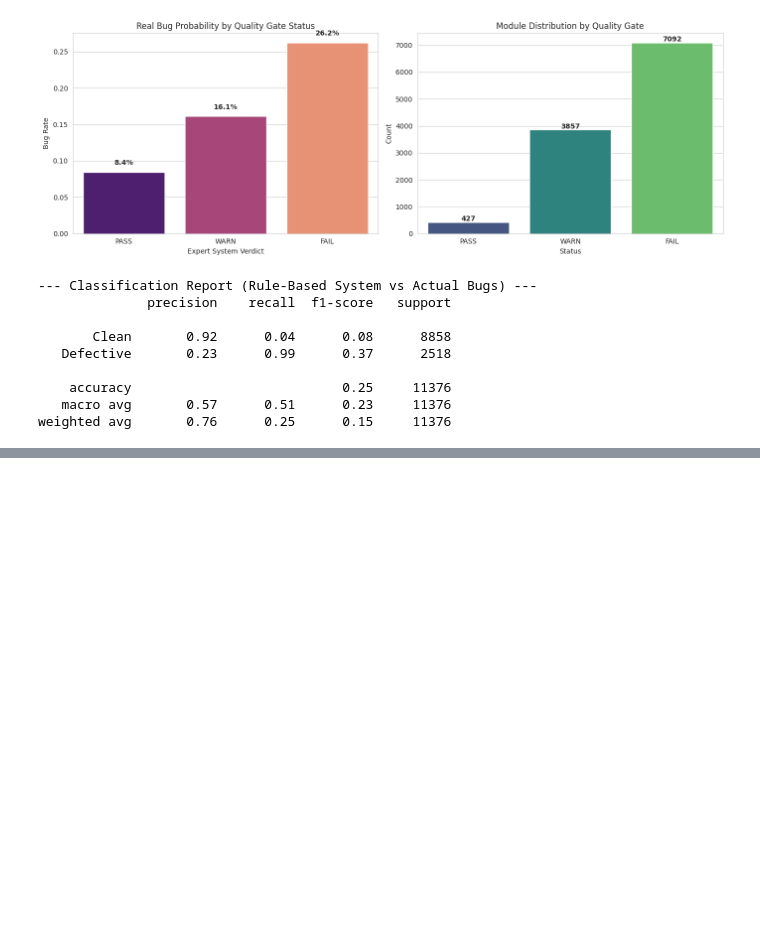
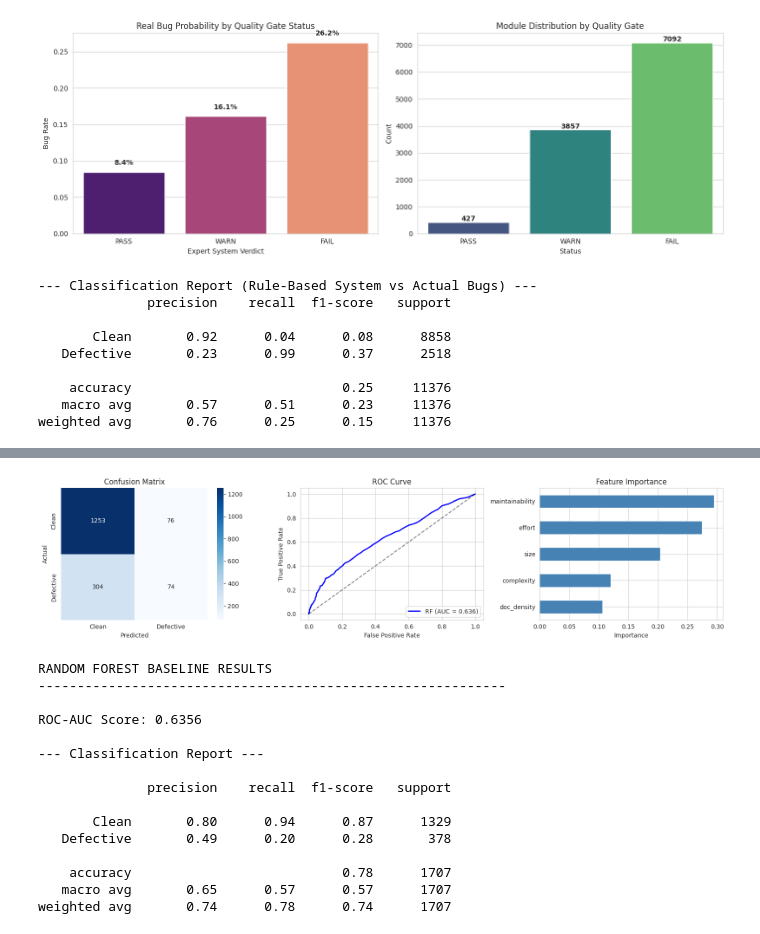
Before and after one commit to Andr3xDev/PTIA, a Jupyter notebook: project/implementation/notebooks/proyecto_final.ipynb, the cells around one changed output, grey strips where cells are left out. Cells and saved outputs as stored; diff of their text form; code cells hidden in the pictures; blank space fills up the shorter version.

```diff
--- a/project/implementation/notebooks/proyecto_final.ipynb
+++ b/project/implementation/notebooks/proyecto_final.ipynb
@@ -475,0 +598,69 @@ The Quality Gate successfully stratifies modules by risk level:
+# %%
+# Train Random Forest
+rf_model = RandomForestClassifier(
+    n_estimators=100,
+    class_weight='balanced',
+    random_state=42,
+    n_jobs=-1
+)
+rf_model.fit(X_train, y_train)
+
+# Predictions
+y_pred_rf = rf_model.predict(X_test)
+y_prob_rf = rf_model.predict_proba(X_test)[:, 1]
+
+# Metrics
+rf_auc = roc_auc_score(y_test, y_prob_rf)
+
+# Visualization
+fig, axes = plt.subplots(1, 3, figsize=(16, 4))
+
+# 1. Confusion Matrix
+cm = confusion_matrix(y_test, y_pred_rf)
+sns.heatmap(cm, annot=True, fmt='d', cmap='Blues', ax=axes[0],
+            xticklabels=['Clean', 'Defective'], yticklabels=['Clean', 'Defective'])
+axes[0].set_title('Confusion Matrix')
+axes[0].set_xlabel('Predicted')
+axes[0].set_ylabel('Actual')
+
+# 2. ROC Curve
+fpr, tpr, _ = roc_curve(y_test, y_prob_rf)
+axes[1].plot(fpr, tpr, 'b-', linewidth=2, label=f'RF (AUC = {rf_auc:.3f})')
+axes[1].plot([0, 1], [0, 1], 'k--', alpha=0.5)
+axes[1].set_xlabel('False Positive Rate')
+axes[1].set_ylabel('True Positive Rate')
+axes[1].set_title('ROC Curve')
+axes[1].legend(loc='lower right')
+
+# 3. Feature Importance
+importances = pd.Series(rf_model.feature_importances_, index=FEATURE_COLUMNS)
+importances.sort_values().plot(kind='barh', ax=axes[2], color='steelblue')
+axes[2].set_title('Feature Importance')
+axes[2].set_xlabel('Importance')
+
+plt.tight_layout()
+plt.show()
+
+# Classification Report
+print("RANDOM FOREST BASELINE RESULTS")
+print("-" * 60)
+print(f"\nROC-AUC Score: {rf_auc:.4f}")
+print("\n--- Classification Report ---\n")
+print(classification_report(y_test, y_pred_rf, target_names=['Clean', 'Defective']))
+# %% [output]
+[figure, added]
+RANDOM FOREST BASELINE RESULTS
+------------------------------------------------------------
+
+ROC-AUC Score: 0.6356
+
+--- Classification Report ---
+
+              precision    recall  f1-score   support
+
+       Clean       0.80      0.94      0.87      1329
+   Defective       0.49      0.20      0.28       378
+
+    accuracy                           0.78      1707
+   macro avg       0.65      0.57      0.57      1707
+weighted avg       0.74      0.78      0.74      1707
```
Also changed, not shown: parts of 41 cells of this notebook, 5 other files.
